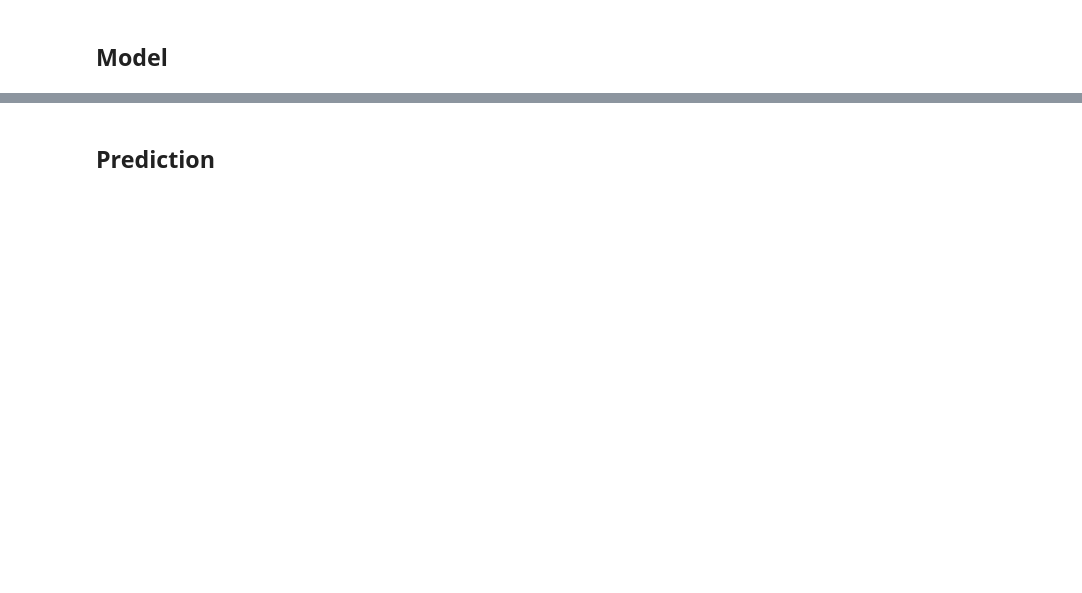
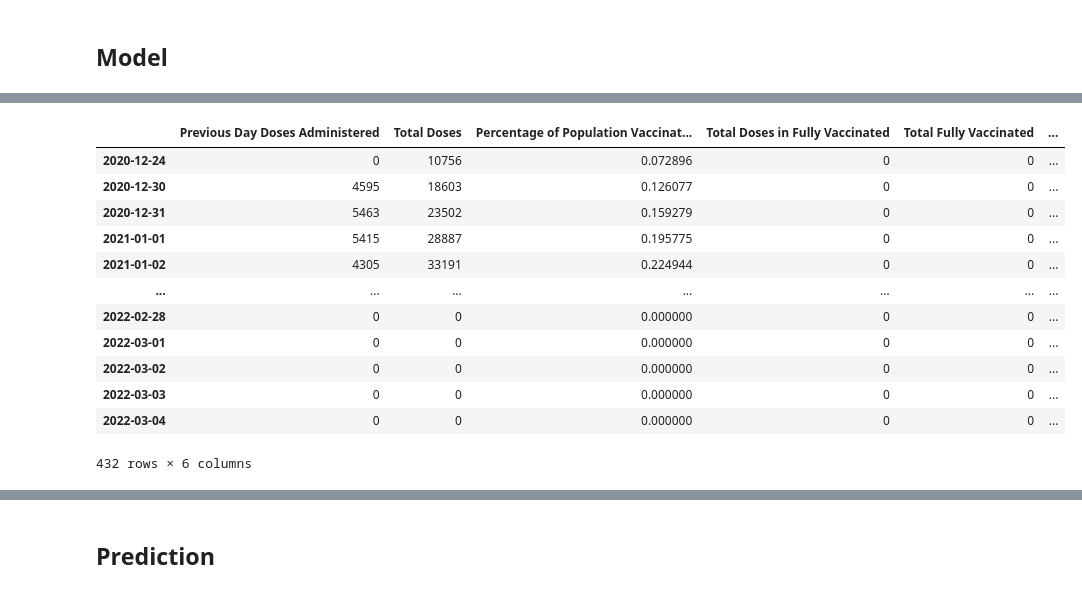
Before and after one commit to vipervit/covid_ont, a Jupyter notebook: jup/vaxregr.ipynb, the cells around one changed output, grey strips where cells are left out. Saved outputs shown, nothing was run; the diff lists cells and outputs as text; code cells hidden in the pictures; blank space fills up the shorter version.

```diff
--- a/jup/vaxregr.ipynb
+++ b/jup/vaxregr.ipynb
@@ -124,0 +125,16 @@ plt.legend(['truth', 'predicted'])
+# %%
+df_future
+# %% [output]
+|  | Previous Day Doses Administered | Total Doses | Percentage of Population Vaccinat... | Total Doses in Fully Vaccinated | Total Fully Vaccinated | ... |
+| 2020-12-24 | 0 | 10756 | 0.072896 | 0 | 0 | ... |
+| 2020-12-30 | 4595 | 18603 | 0.126077 | 0 | 0 | ... |
+| 2020-12-31 | 5463 | 23502 | 0.159279 | 0 | 0 | ... |
+| 2021-01-01 | 5415 | 28887 | 0.195775 | 0 | 0 | ... |
+| 2021-01-02 | 4305 | 33191 | 0.224944 | 0 | 0 | ... |
+| ... | ... | ... | ... | ... | ... | ... |
+| 2022-02-28 | 0 | 0 | 0.000000 | 0 | 0 | ... |
+| 2022-03-01 | 0 | 0 | 0.000000 | 0 | 0 | ... |
+| 2022-03-02 | 0 | 0 | 0.000000 | 0 | 0 | ... |
+| 2022-03-03 | 0 | 0 | 0.000000 | 0 | 0 | ... |
+| 2022-03-04 | 0 | 0 | 0.000000 | 0 | 0 | ... |
+432 rows × 6 columns
```
Also changed, not shown: parts of 15 cells of this notebook, 5 other files.
